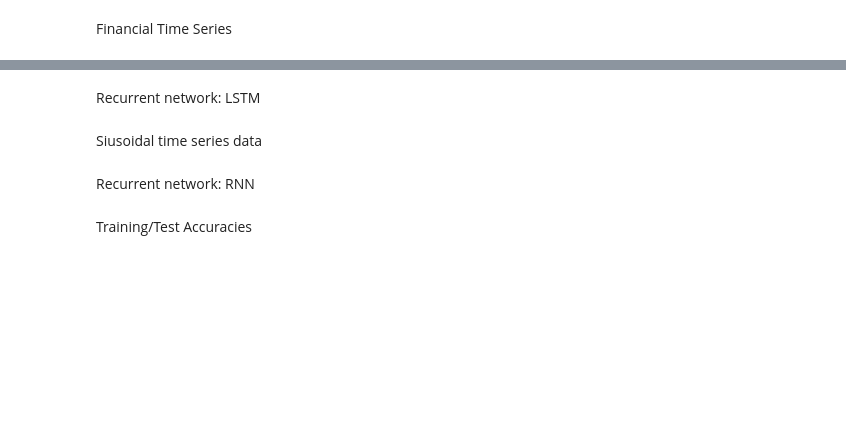
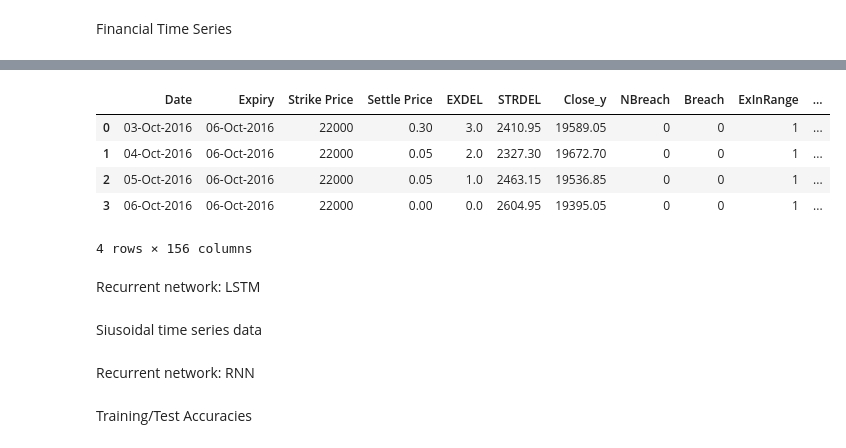
Before and after one commit to gmshroff/aml-public, a Jupyter notebook: nb2_RNN_TXFM.ipynb, the cells around one changed output, grey strips where cells are left out. Cells and saved outputs as stored; diff of their text form; code cells hidden in the pictures; blank space fills up the shorter version.

```diff
--- a/nb2_RNN_TXFM.ipynb
+++ b/nb2_RNN_TXFM.ipynb
@@ -25,3 +51,15 @@ with open('../data/feed_test_ds.pickle','rb') as f: test_ds=pickle.load(f)
+# %%
+# df_sample=pd.read_csv('~/DataLocal/meta-options/options_sample_df.csv')
+df_sample=pd.read_csv('/tmp/option_feed_sample.csv')
+# %%
+df_sample
+# %% [output]
+|  | Date | Expiry | Strike Price | Settle Price | EXDEL | STRDEL | Close_y | NBreach | Breach | ExInRange | ... |
+| 0 | 03-Oct-2016 | 06-Oct-2016 | 22000 | 0.30 | 3.0 | 2410.95 | 19589.05 | 0 | 0 | 1 | ... |
+| 1 | 04-Oct-2016 | 06-Oct-2016 | 22000 | 0.05 | 2.0 | 2327.30 | 19672.70 | 0 | 0 | 1 | ... |
+| 2 | 05-Oct-2016 | 06-Oct-2016 | 22000 | 0.05 | 1.0 | 2463.15 | 19536.85 | 0 | 0 | 1 | ... |
+| 3 | 06-Oct-2016 | 06-Oct-2016 | 22000 | 0.00 | 0.0 | 2604.95 | 19395.05 | 0 | 0 | 1 | ... |
+4 rows × 156 columns
 # %% [markdown]
 Recurrent network: LSTM
 # %%
```
Also changed, not shown: parts of 4 cells of this notebook, 2 other files.
